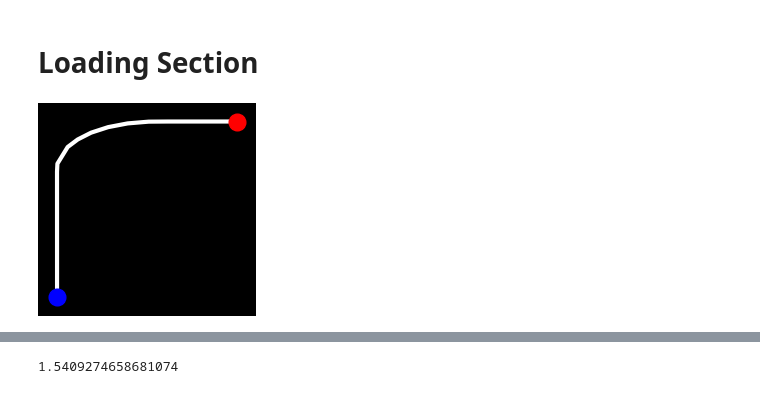
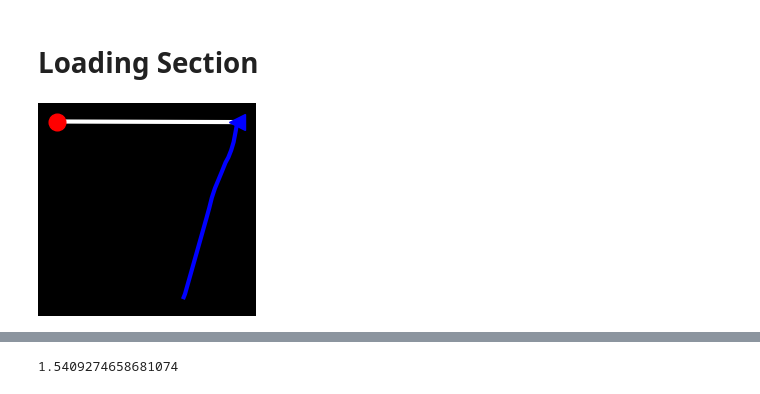
Before and after one commit to MoritzNekolla/AE_Anomaly_Detection, a Jupyter notebook: Image_sampling.ipynb, the cells around one changed output, grey strips where cells are left out. Cells and saved outputs as stored; diff of their text form; code cells hidden in the pictures.

```diff
--- a/Image_sampling.ipynb
+++ b/Image_sampling.ipynb
@@ -37,6 +39,6 @@ img1 = cv2.imread("scenario_sets/Set_2022-12-11_22:55/snapshots/snap_0.png")
 img1.shape[0]
 # %%
 # sampler = Sampler(s_width=100, s_height=100, cam_height=4, cam_zoom=50, cam_rotation=-18)
-# sampler = Sampler(s_width=256, s_height=256, cam_height=4.5, cam_zoom=130, cam_rotation=-90) #top-down
-sampler = Sampler(s_width=2048, s_height=2048, cam_height=20.5, cam_zoom=130, cam_rotation=-70, cam_x_offset=18.) #top-down
+sampler = Sampler(s_width=256, s_height=256, cam_height=4.5, cam_zoom=130, cam_rotation=-90) #top-down
+# sampler = Sampler(s_width=2048, s_height=2048, cam_height=20.5, cam_zoom=130, cam_rotation=-70, cam_x_offset=18.) #top-down
 sampler.show_Example()
@@ -569,6 +576,7 @@ def plotToImage(figure):
     image = data.reshape(canvas.get_width_height()[::-1] + (3,))
     return image
 # %%
+ROTATION_DEGREE = 90
 def getDegree(root, point):
     vec = point - root
     length=np.linalg.norm(vec)
@@ -578,9 +586,12 @@ def getDegree(root, point):
     elif vec[0] < 0: radian=np.arctan(vec[1]/vec[0]) + np.pi
     elif vec[0] == 0 and vec[1] > 0: radian=np.pi / 2
     elif vec[0] == 0 and vec[1] < 0: radian=3*np.pi / 2
+    # print(vec)
+    # print(radian)
+    # print("==")
     degree = (180/np.pi) * radian
-    diff = degree - 90
-    result = 90/(180/np.pi)
+    diff = degree - ROTATION_DEGREE
+    result = ROTATION_DEGREE/(180/np.pi)
     rotated_point = np.array([length*math.cos(result),length*math.sin(result)])
     rotated_point = rotated_point + root
     return rotated_point, diff
@@ -594,6 +605,9 @@ def rotate(root, point, rotation):
     elif vec[0] < 0: radian=np.arctan(vec[1]/vec[0]) + np.pi
     elif vec[0] == 0 and vec[1] > 0: radian=np.pi / 2
     elif vec[0] == 0 and vec[1] < 0: radian=3*np.pi / 2
+    # print(vec)
+    # print(radian)
+    # print("==")
     degree = (180/np.pi) * radian
     result = degree - rotation
     result = result/(180/np.pi)
@@ -651,41 +709,42 @@ def test(wp, p_start, p_end):
 # %%
 # wp = np.array([[2.7,7],[2.2,6],[3,3],[2,2],[1,1],])
-# wp = np.array([[0,2],[0,1],[0,0]])
+# wp = np.array([[1,0],[2,0],[3,0]])
 wp = np.array([
-    [ -1.98547709, 282.95837402],
- [ -1.98573816, 284.95837402],
- [ -1.98599935, 286.95837402],
- [ -1.98626041, 288.95837402],
- [ -1.9865216,  290.95837402],
- [ -1.98678267, 292.95837402],
- [ -1.98704386, 294.95837402],
- [ -1.98730493, 296.95837402],
- [ -1.98756611 ,298.95837402],
- [ -1.98782718 ,300.95837402],
- [ -1.98808837, 302.95837402],
- [ -1.98834944, 304.95837402],
- [ -1.98861063 ,306.95837402],
- [ -1.98887169 ,308.95837402],
- [ -1.98913288 ,310.95837402],
- [ -1.98939395, 312.95837402],
- [ -1.98965514, 314.95837402],
- [ -1.98991621 ,316.95837402],
- [ -1.9444983 , 319.12158203],
- [ -0.77005696 ,323.63815308],
- [  0.3797394 , 325.67858887],
- [  1.91479063, 327.52249146],
- [  3.8613553 , 329.01715088],
- [  6.09723139, 330.02914429],
- [  8.50484753, 330.50515747],
- [ 10.66343784,330.54031372],
- [ 12.66343784 ,330.54141235],
- [ 14.66343689, 330.54248047],
- [ 16.66343689 ,330.54354858],
- [ 18.66343689, 330.5446167 ],
+[236.42089844, 129.47521973],
+ [234.42089844, 129.47431946],
+ [232.42089844, 129.47343445],
+ [230.42089844, 129.47253418],
+ [228.42088318, 129.47164917],
+ [226.42088318, 129.4707489 ],
+ [224.42088318 ,129.46986389],
+ [222.42088318, 129.46896362],
+ [220.42088318, 129.46806335],
+ [218.42088318, 129.46717834],
+ [216.42088318, 129.46627808],
+ [214.42088318, 129.46539307],
+ [212.42088318, 129.4644928 ],
+ [210.42088318, 129.46360779],
+ [206.42088318, 129.46182251],
+ [204.42088318 ,129.46092224],
+ [202.42089844, 129.46002197],
+ [200.42089844 ,129.45913696],
+ [198.42089844 ,129.45823669],
+ [196.42089844 ,129.45735168],
+ [194.42089844 ,129.45645142],
+ [192.42089844 ,129.45556641],
+ [190.42089844 ,129.45466614],
+ [188.42089844, 129.45376587],
+ [186.42089844 ,129.45288086],
+ [184.42089844 ,129.45198059],
+ [182.42089844, 129.45109558],
+ [180.42089844 ,129.45019531],
+ [178.42089844 ,129.4493103 ],
+ [176.42089844 ,129.44841003]
  ])
+wp[:,1] = wp[:,1] * (-1)
 p_start = np.array(wp[0])
 p_end = np.array(wp[-1])
 
 test(wp, p_start, p_end)
 # %% [output]
-[figure, old version]
+[figure, new version]
```
Also changed, not shown: parts of 6 cells of this notebook, 2 other files.
